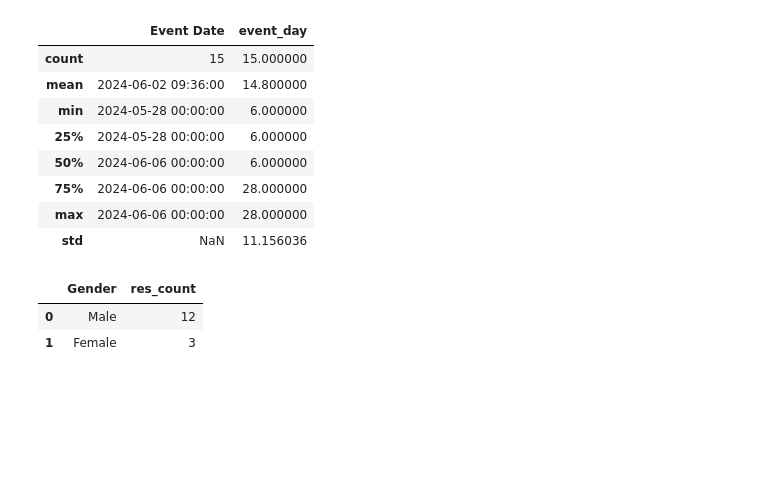
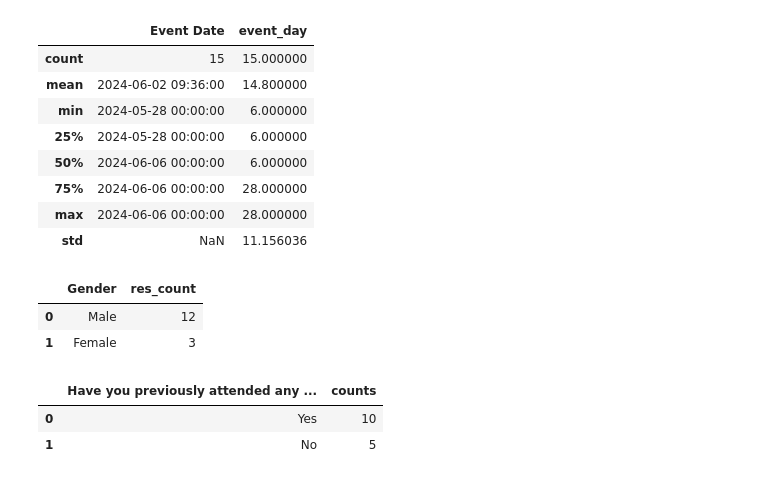
Before and after one commit to djibril968/Tribe_related_projects, a Jupyter notebook: spring_events_analytics.ipynb, the cells around one changed output. Drawn from its saved outputs; the diff is of its cells as text; code cells hidden in the pictures; blank space fills up the shorter version.

```diff
--- a/spring_events_analytics.ipynb
+++ b/spring_events_analytics.ipynb
@@ -153,3 +153,11 @@ gender_dist
 |  | Gender | res_count |
 | 0 | Male | 12 |
 | 1 | Female | 3 |
+# %%
+#no of respondents who have attended previous events
+prev_event_att = event_data['Have you previously attended any events organized by Tribe?'].value_counts().reset_index(name= 'counts')
+prev_event_att
+# %% [output]
+|  | Have you previously attended any ... | counts |
+| 0 | Yes | 10 |
+| 1 | No | 5 |
```
Also changed, not shown: parts of 2 cells of this notebook.
